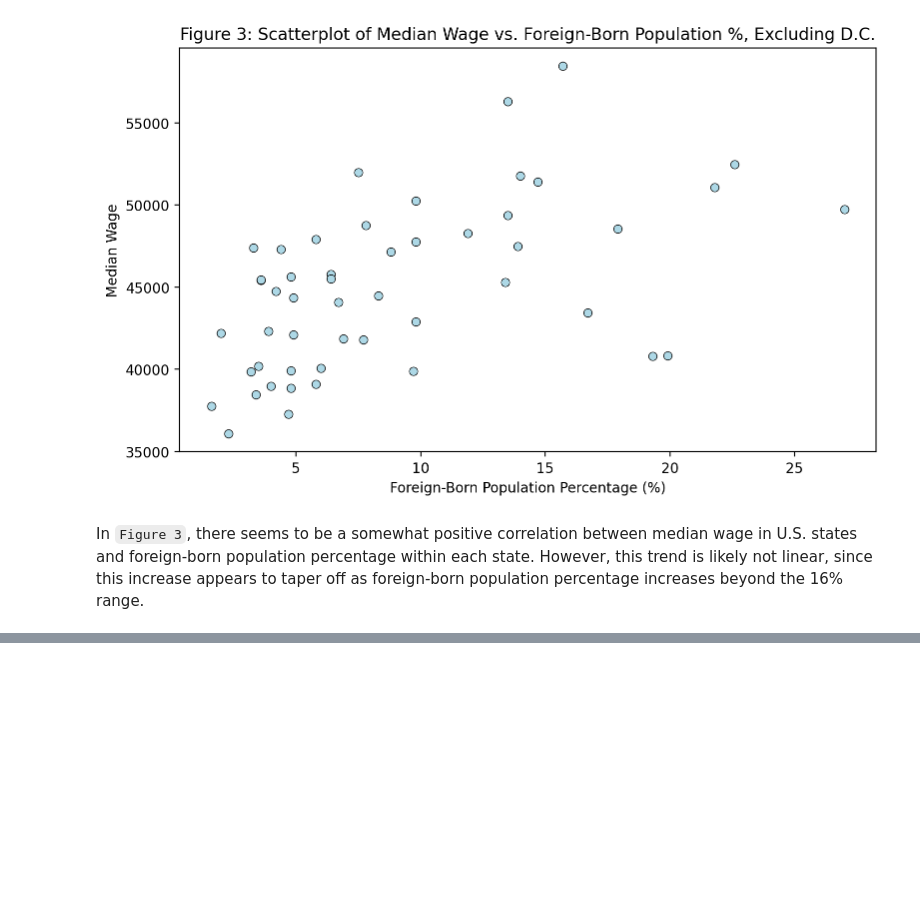
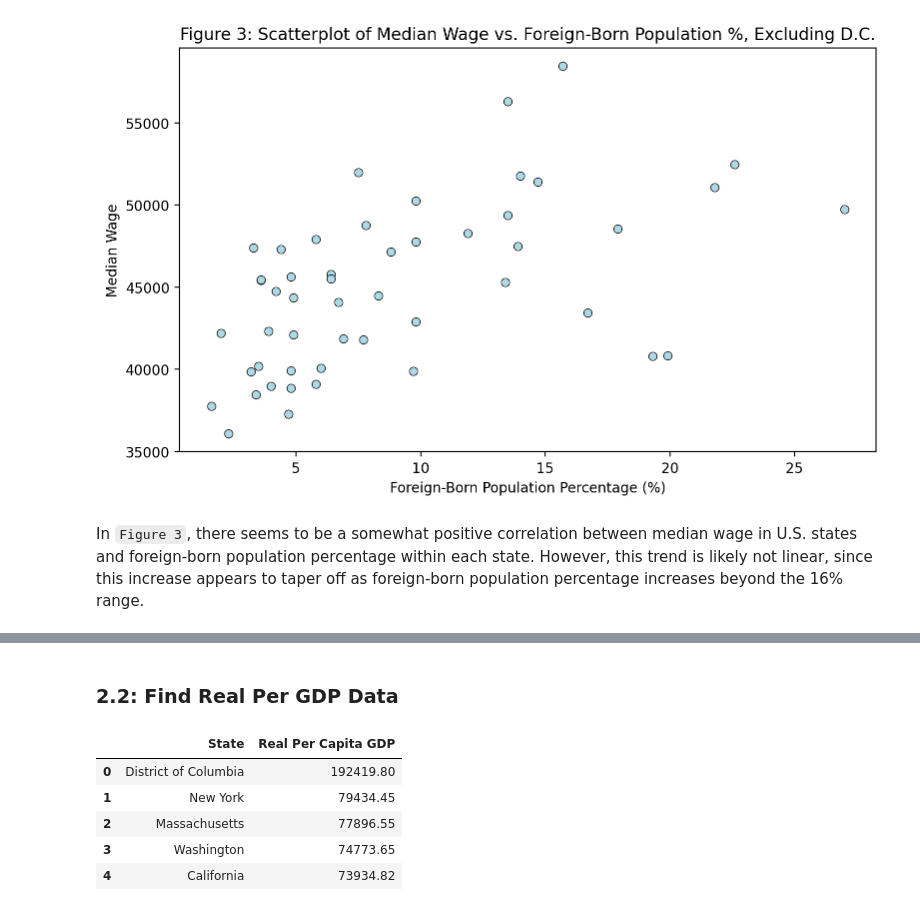
Before and after one commit to ririye01/math4334-MathModelingNotebooks, a Jupyter notebook: homework/hw1/hw1.ipynb, the cells around one changed output, grey strips where cells are left out. Drawn from its saved outputs; the diff is of its cells as text; code cells hidden in the pictures; blank space fills up the shorter version.

```diff
--- a/homework/hw1/hw1.ipynb
+++ b/homework/hw1/hw1.ipynb
@@ -129,0 +144,19 @@ In `Figure 3`, there seems to be a somewhat positive correlation between median
+# %% [markdown]
+### **2.2: Find Real Per GDP Data**
+# %%
+df_gdp = pd.read_excel(
+    "data/real_per_capita_gdp.xlsx",
+    sheet_name="Data",
+    header=None,
+    skiprows=5,
+    usecols="B:C",
+    names=["State", "Real Per Capita GDP"],
+)
+df_gdp.head()
+# %% [output]
+|  | State | Real Per Capita GDP |
+| 0 | District of Columbia | 192419.80 |
+| 1 | New York | 79434.45 |
+| 2 | Massachusetts | 77896.55 |
+| 3 | Washington | 74773.65 |
+| 4 | California | 73934.82 |
```
Also changed, not shown: parts of 8 cells of this notebook, 4 other files.
